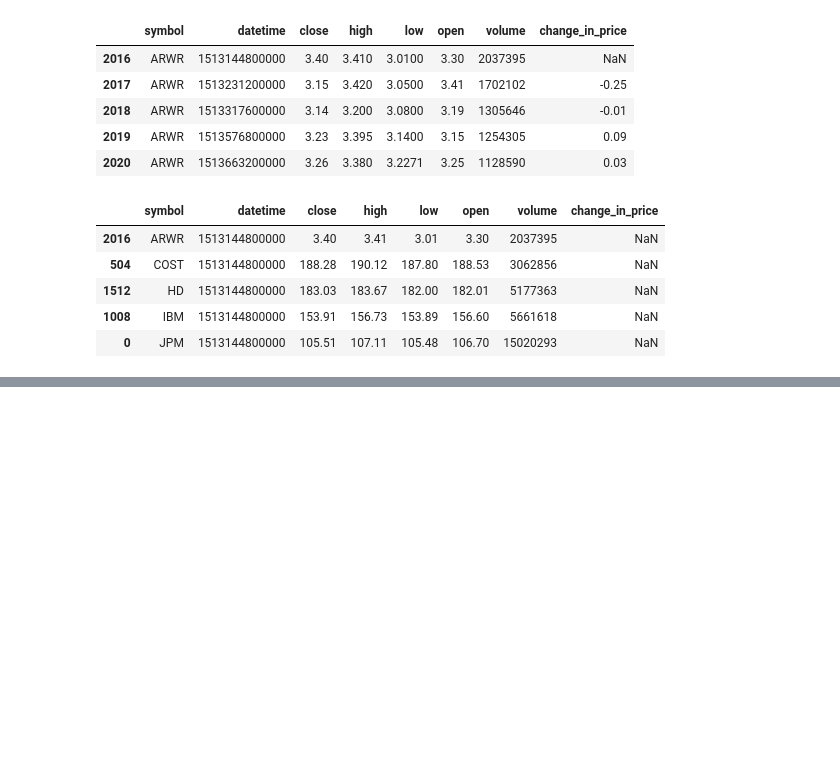
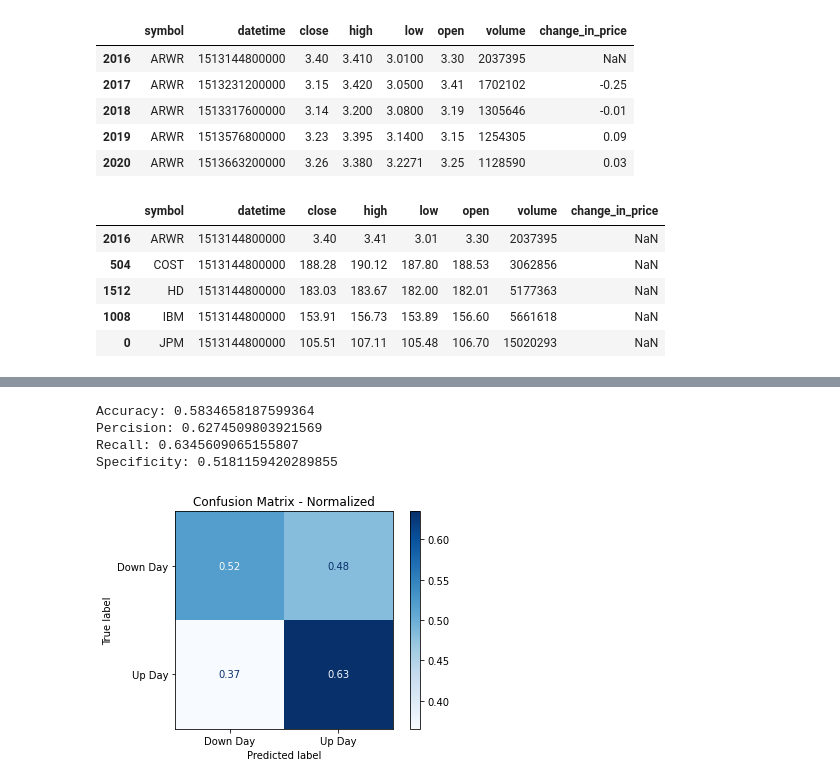
Before and after one commit to Adam-Mahdi/ML-Finance, a Jupyter notebook: Predicting Price Movement With Random Forests.ipynb, the cells around one changed output, grey strips where cells are left out. Cells and saved outputs as stored; diff of their text form; code cells hidden in the pictures; blank space fills up the shorter version.

Commit message:
creating scores

```diff
--- a/Predicting Price Movement With Random Forests.ipynb
+++ b/Predicting Price Movement With Random Forests.ipynb
@@ -107,0 +222,16 @@ price_data[price_data.isna().any(axis = 1)]
+# %%
+# Grab our X & Y Columns.
+X_Cols = price_data[['RSI']]
+Y_Cols = price_data['Prediction']
+
+# Split X and y into X_
+X_train, X_test, y_train, y_test = train_test_split(X_Cols, Y_Cols, random_state = 0)
+
+# Create a Random Forest Classifier
+rand_frst_clf = RandomForestClassifier(n_estimators = 100, oob_score = True, criterion = "gini", random_state = 0)
+
+# Fit the data to the model
+rand_frst_clf.fit(X_train, y_train)
+
+# Make predictions
+y_pred = rand_frst_clf.predict(X_test)
@@ -107,0 +260,29 @@ price_data[price_data.isna().any(axis = 1)]
+# %%
+from sklearn.metrics import confusion_matrix, plot_confusion_matrix
+
+rf_matrix = confusion_matrix(y_test, y_pred)
+
+true_negatives = rf_matrix[0][0]
+false_negatives = rf_matrix[1][0]
+true_positives = rf_matrix[1][1]
+false_positives = rf_matrix[0][1]
+
+accuracy = (true_negatives + true_positives) / (true_negatives + true_positives + false_negatives + false_positives)
+percision = true_positives / (true_positives + false_positives)
+recall = true_positives / (true_positives + false_negatives)
+specificity = true_negatives / (true_negatives + false_positives)
+
+print('Accuracy: {}'.format(float(accuracy)))
+print('Percision: {}'.format(float(percision)))
+print('Recall: {}'.format(float(recall)))
+print('Specificity: {}'.format(float(specificity)))
+
+disp = plot_confusion_matrix(rand_frst_clf, X_test, y_test, display_labels = ['Down Day', 'Up Day'], normalize = 'true', cmap=plt.cm.Blues)
+disp.ax_.set_title('Confusion Matrix - Normalized')
+plt.show()
+# %% [output]
+Accuracy: 0.5834658187599364
+Percision: 0.6274509803921569
+Recall: 0.6345609065155807
+Specificity: 0.5181159420289855
+[figure, added]
```
Also changed, not shown: parts of 11 cells of this notebook.
